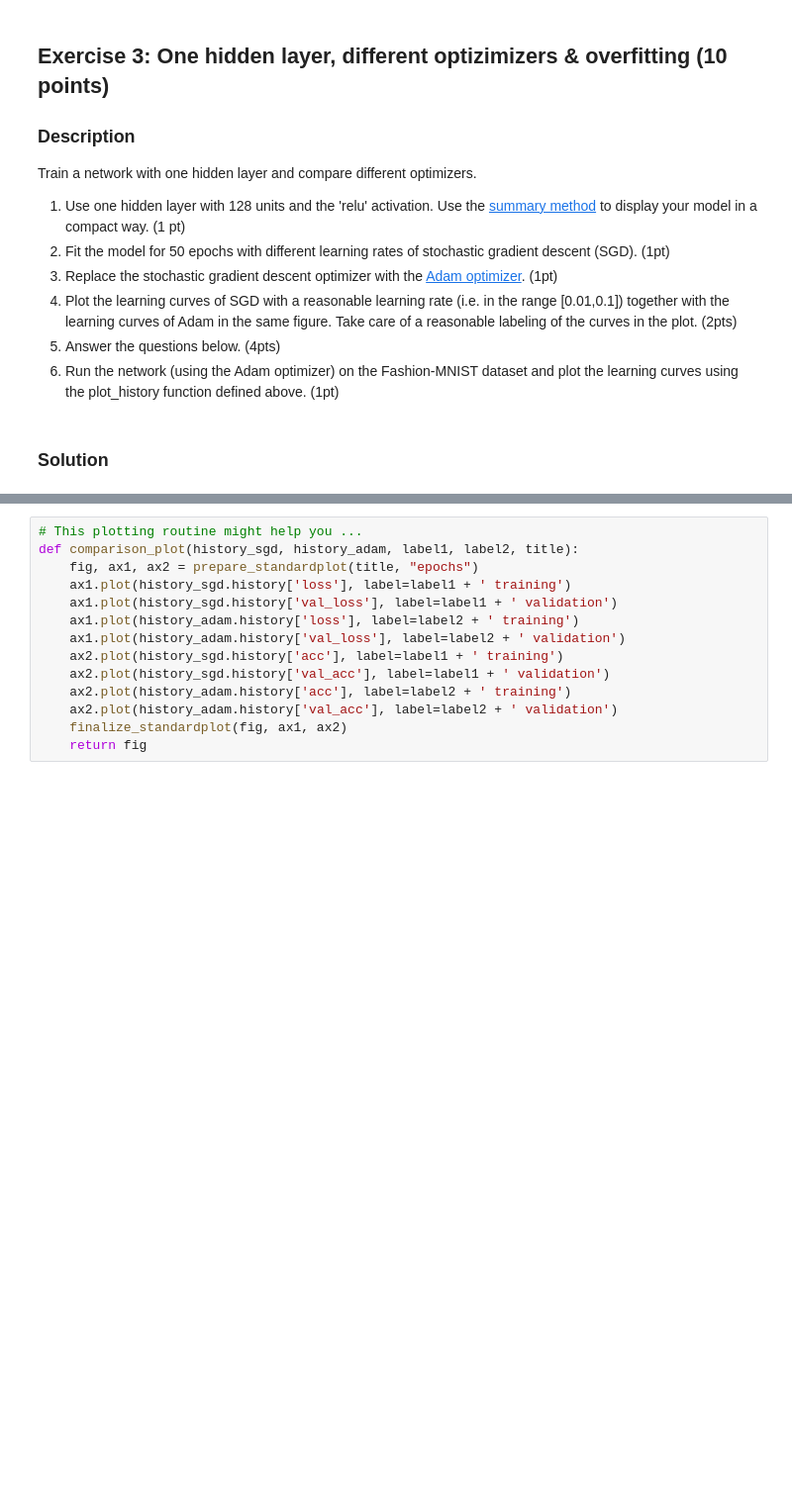
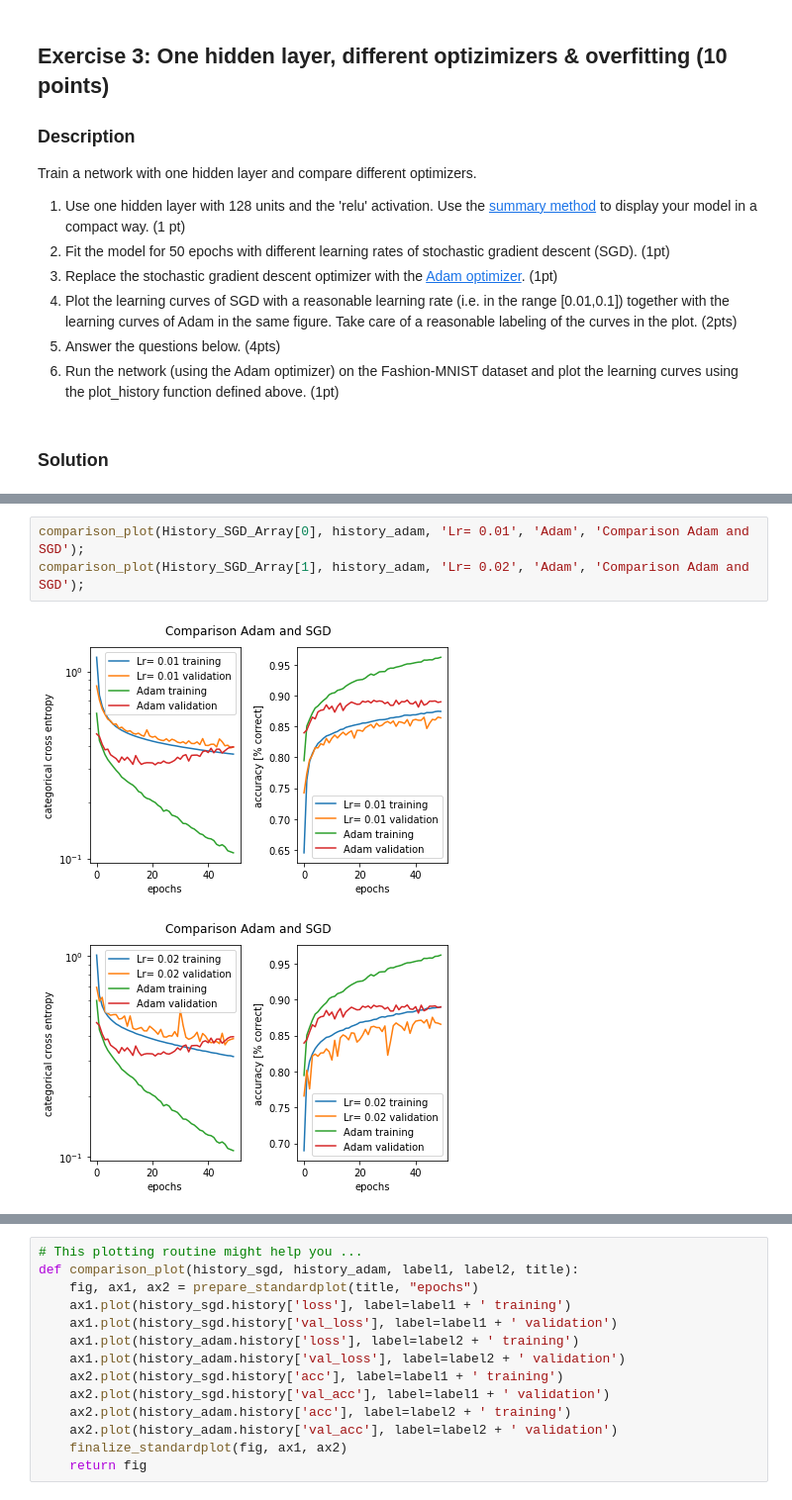
Before and after one commit to Guilhem74/EPFL_Artificial_Neural_Networks, a Jupyter notebook: miniproject1_ANN_Pi.ipynb, the cells around one changed output, grey strips where cells are left out. Shown at 99% size. Saved outputs shown, nothing was run; the diff lists cells and outputs as text; blank space fills up the shorter version.

```diff
--- a/miniproject1_ANN_Pi.ipynb
+++ b/miniproject1_ANN_Pi.ipynb
@@ -342,3 +341,9 @@ plot_history(history, title)
+# %%
+comparison_plot(History_SGD_Array[0], history_adam, 'Lr= 0.01', 'Adam', 'Comparison Adam and SGD');
+comparison_plot(History_SGD_Array[1], history_adam, 'Lr= 0.02', 'Adam', 'Comparison Adam and SGD');
+# %% [output]
+[figure, added]
+[figure, added]
 # %%
 model_ex3_Adam_fashion = Sequential([
     Dense(128, input_shape=(784,)),
```
Also changed, not shown: parts of 5 cells of this notebook.
